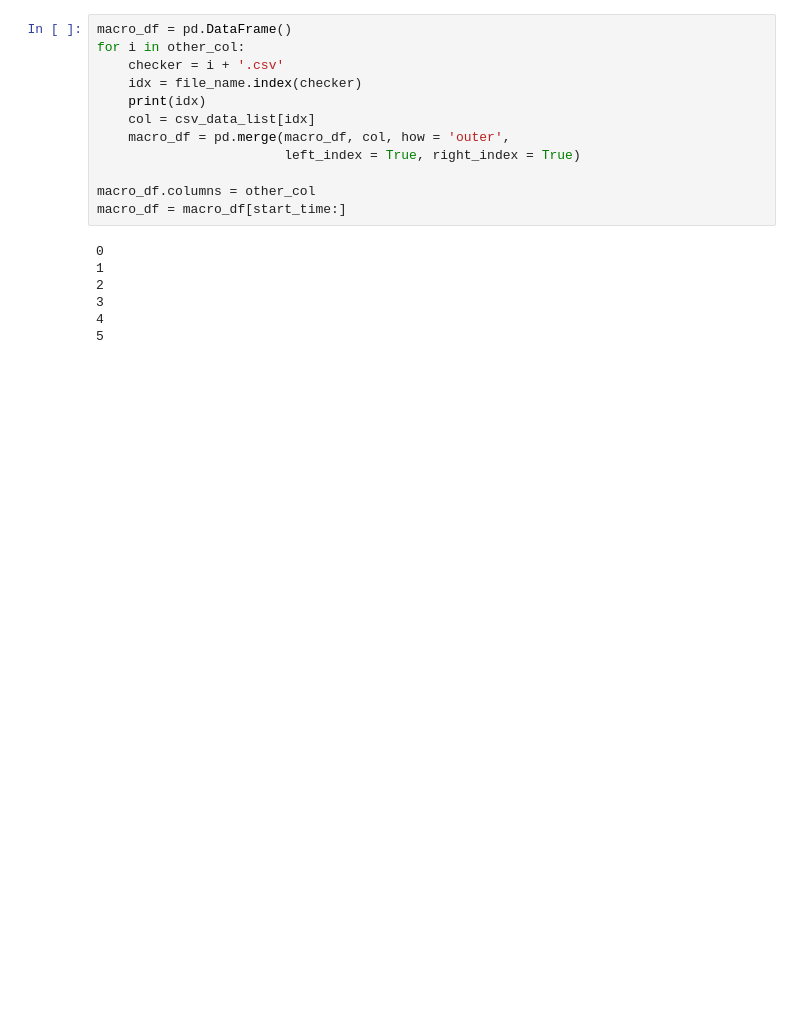
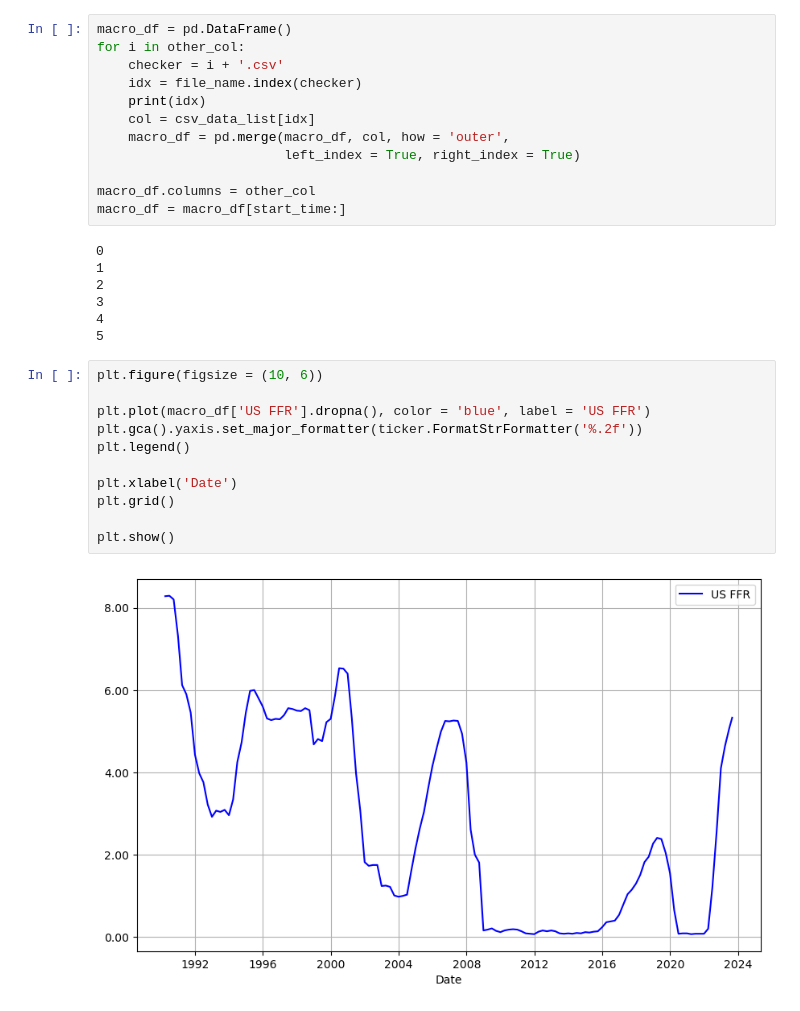
Before and after one commit to FanZixian/ECON_4200_GP, a Jupyter notebook: Dataset_processing.ipynb, the cells around one changed output. Drawn from its saved outputs; the diff is of its cells as text; blank space fills up the shorter version.

```diff
--- a/Dataset_processing.ipynb
+++ b/Dataset_processing.ipynb
@@ -183,3 +191,16 @@ macro_df = macro_df[start_time:]
 3
 4
 5
+# %%
+plt.figure(figsize = (10, 6))
+
+plt.plot(macro_df['US FFR'].dropna(), color = 'blue', label = 'US FFR')
+plt.gca().yaxis.set_major_formatter(ticker.FormatStrFormatter('%.2f'))
+plt.legend()
+
+plt.xlabel('Date')
+plt.grid()
+
+plt.show()
+# %% [output]
+[figure, added]
```
Also changed, not shown: parts of 3 cells of this notebook, 4 other files.
